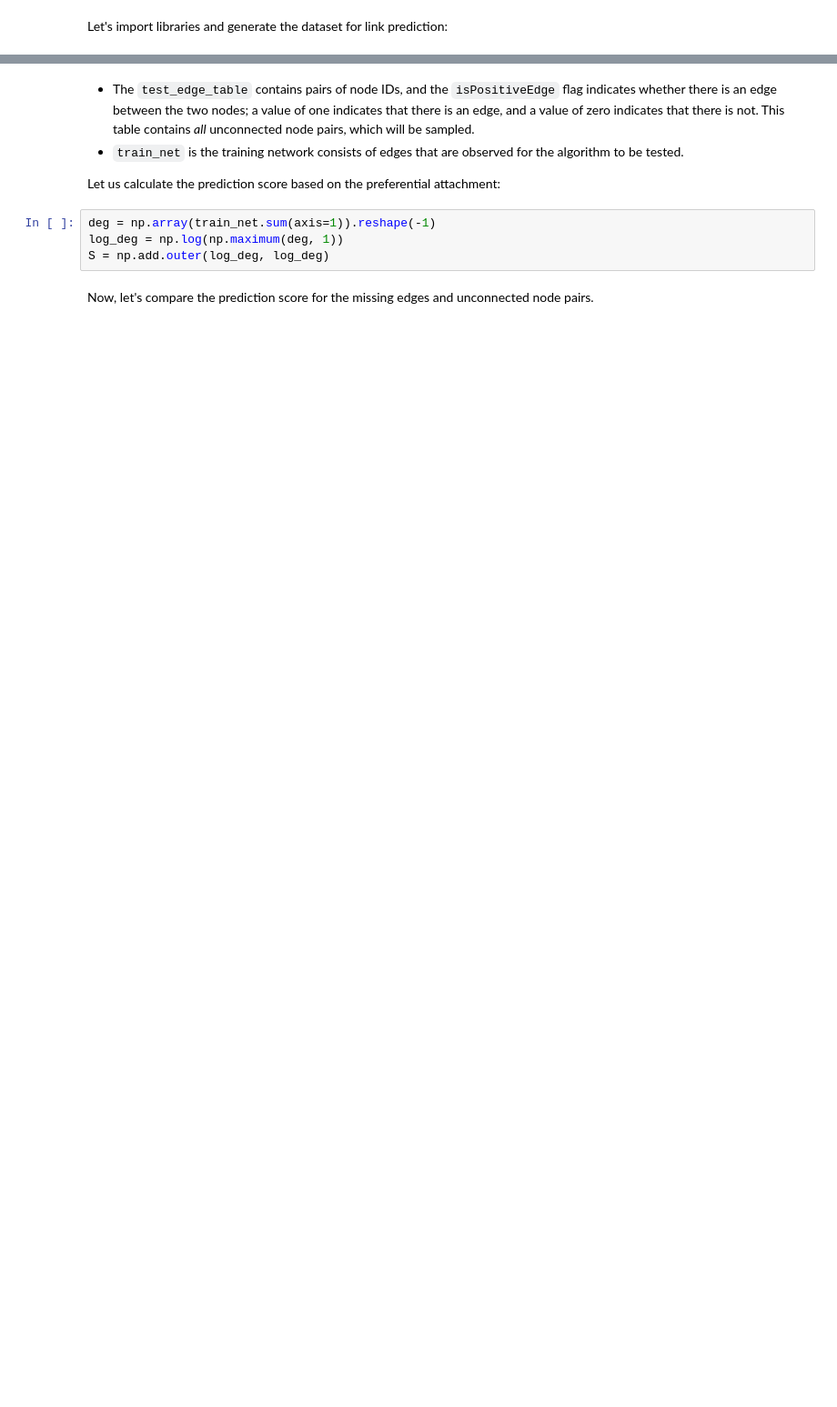
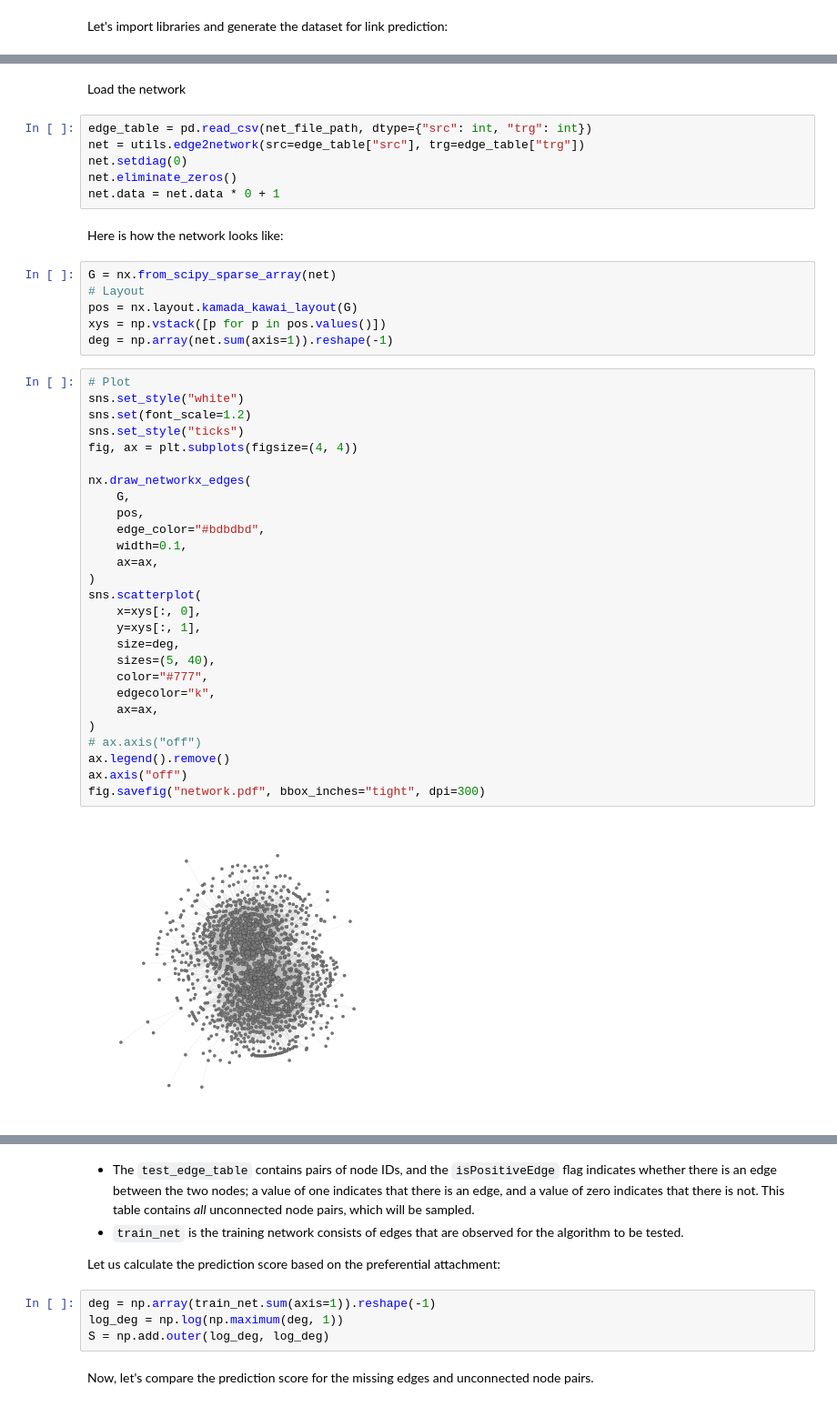
Before and after one commit to skojaku/degree-corrected-link-prediction-benchmark, a Jupyter notebook: notebooks/2023-04-21/main.ipynb, the cells around one changed output, grey strips where cells are left out. Shown: that part at 91% size. Cells and saved outputs as stored; diff of their text form; blank space fills up the shorter version.

```diff
--- a/notebooks/2023-04-21/main.ipynb
+++ b/notebooks/2023-04-21/main.ipynb
@@ -40 +63,46 @@ Let's import libraries and generate the dataset for link prediction:
+# %% [markdown]
+Load the network
+# %%
+edge_table = pd.read_csv(net_file_path, dtype={"src": int, "trg": int})
+net = utils.edge2network(src=edge_table["src"], trg=edge_table["trg"])
+net.setdiag(0)
+net.eliminate_zeros()
+net.data = net.data * 0 + 1
+# %% [markdown]
+Here is how the network looks like:
+# %%
+G = nx.from_scipy_sparse_array(net)
+# Layout
+pos = nx.layout.kamada_kawai_layout(G)
+xys = np.vstack([p for p in pos.values()])
+deg = np.array(net.sum(axis=1)).reshape(-1)
+# %%
+# Plot
+sns.set_style("white")
+sns.set(font_scale=1.2)
+sns.set_style("ticks")
+fig, ax = plt.subplots(figsize=(4, 4))
+
+nx.draw_networkx_edges(
+    G,
+    pos,
+    edge_color="#bdbdbd",
+    width=0.1,
+    ax=ax,
+)
+sns.scatterplot(
+    x=xys[:, 0],
+    y=xys[:, 1],
+    size=deg,
+    sizes=(5, 40),
+    color="#777",
+    edgecolor="k",
+    ax=ax,
+)
+# ax.axis("off")
+ax.legend().remove()
+ax.axis("off")
+fig.savefig("network.pdf", bbox_inches="tight", dpi=300)
+# %% [output]
+[figure, added]
 # %%
```
Also changed, not shown: parts of 21 cells of this notebook.
